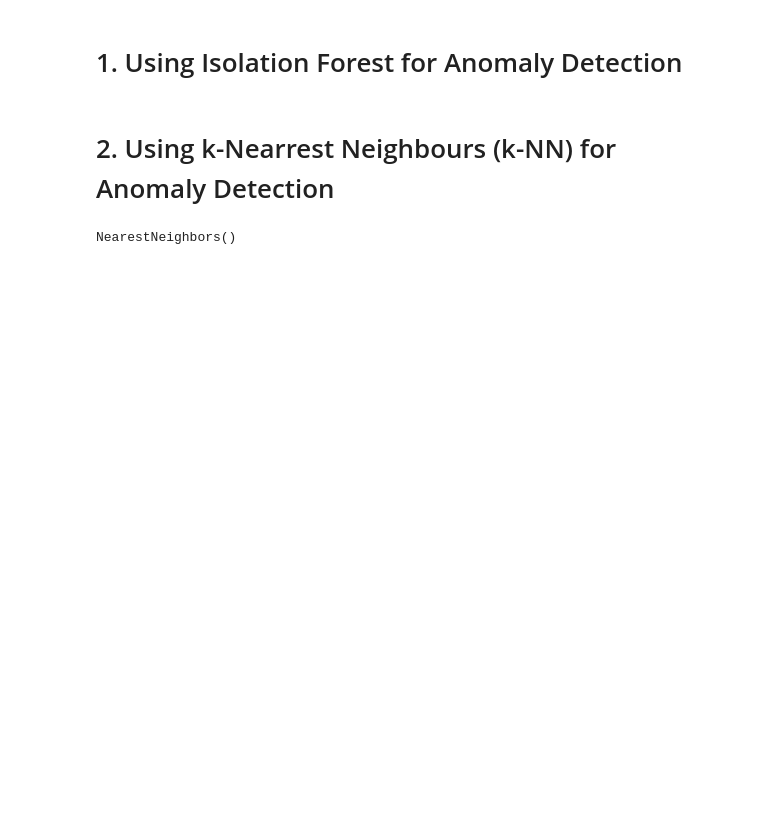
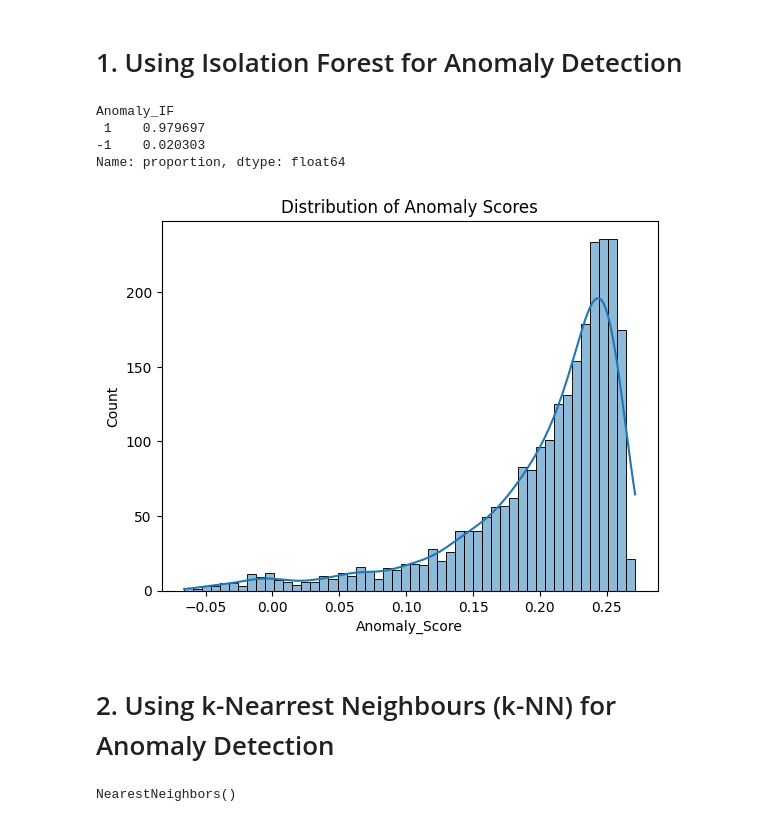
Before and after one commit to Far0311/Data-Analysis-with-Phyton, a Jupyter notebook: Anomaly_Detection_in_Bank_Transactions.ipynb, the cells around one changed output. Cells and saved outputs as stored; diff of their text form; code cells hidden in the pictures; blank space fills up the shorter version.

```diff
--- a/Anomaly_Detection_in_Bank_Transactions.ipynb
+++ b/Anomaly_Detection_in_Bank_Transactions.ipynb
@@ -46,6 +47,21 @@ df['Anomaly_IF'] = iso_forest.fit_predict(df_scaled)
 # %%
 # Anomalies detected by Isolation FOrest (-1 means anomaly)
 df_anomalies_if = df[df['Anomaly_IF'] == -1]
+# %%
+print(df['Anomaly_IF'].value_counts(normalize=True))  # Shows percentage of anomalies
+# %% [output]
+Anomaly_IF
+ 1    0.979697
+-1    0.020303
+Name: proportion, dtype: float64
+# %%
+# Checking isolation score
+df['Anomaly_Score'] = iso_forest.decision_function(df_scaled)  # Scores for anomalies
+sns.histplot(df['Anomaly_Score'], bins=50, kde=True)
+plt.title("Distribution of Anomaly Scores")
+plt.show()
+# %% [output]
+[figure, added]
 # %% [markdown]
 # 2. Using k-Nearrest Neighbours (k-NN) for Anomaly Detection
 # %%
```
Also changed, not shown: parts of 3 cells of this notebook.
